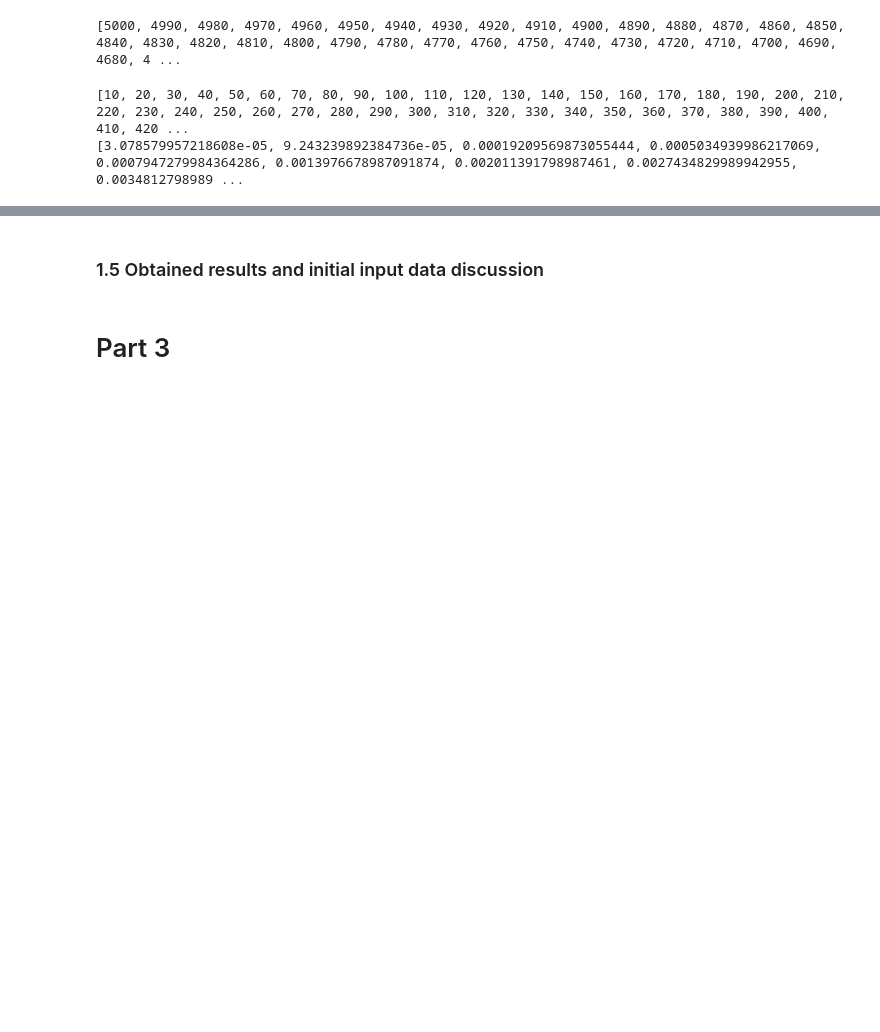
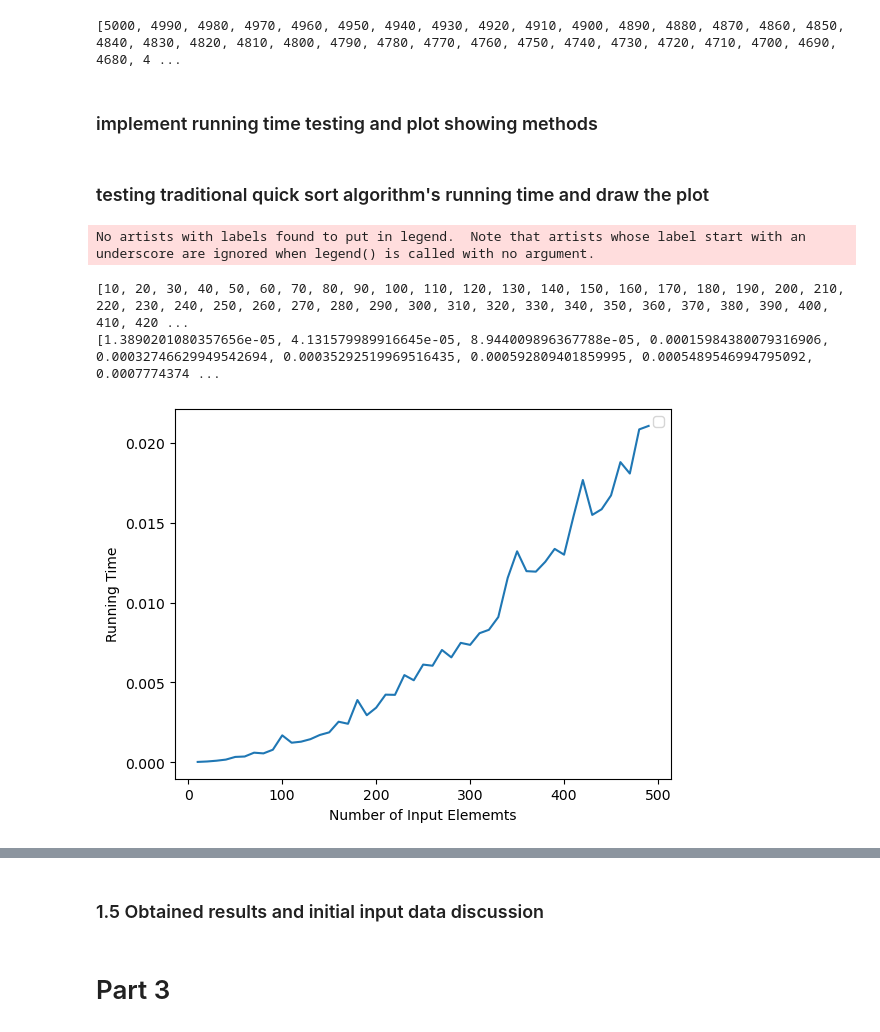
Before and after one commit to minhlynguyen/ucd-dsa-sorting-sp-mst, a Jupyter notebook: DS homework2_Alicia.ipynb, the cells around one changed output, grey strips where cells are left out. Saved outputs shown, nothing was run; the diff lists cells and outputs as text; code cells hidden in the pictures; blank space fills up the shorter version.

```diff
--- a/DS homework2_Alicia.ipynb
+++ b/DS homework2_Alicia.ipynb
@@ -114,17 +121,17 @@ def quick_sort_time(input_list):
+# %% [markdown]
+### implement running time testing and plot showing methods
 # %%
-slice_running_time=[]
-input_num=[]
-runnning_time_temp=0
-for i in range (10,500,10):
-    reversed_list_slice=reversed_list[:i]
-    input_num.append(i)
-#print(reversed_list_slice)
+def running_time_test(input_list,sort_function):
+    running_time=[]
+    input_num=[]
+    for i in range (10,500,10):
+        running_time_temp=0
+        list_slice=input_list[:i]
+        input_num.append(i)
 #run 10 times every input list slice and get the average running time
-    for j in range (10):
-        runnning_time_temp+=quick_sort_time(reversed_list_slice)
-    slice_running_time.append(runnning_time_temp/10)
-print(input_num)
-print(slice_running_time)
+        for j in range (10):
+             running_time_temp += sort_function(list_slice)
+        running_time.append(running_time_temp/10)
+    print(input_num)
+    print(running_time)
+    return input_num,running_time
-# %% [output]
-[10, 20, 30, 40, 50, 60, 70, 80, 90, 100, 110, 120, 130, 140, 150, 160, 170, 180, 190, 200, 210, 220, 230, 240, 250, 260, 270, 280, 290, 300, 310, 320, 330, 340, 350, 360, 370, 380, 390, 400, 410, 420 ...
-[3.078579957218608e-05, 9.243239892384736e-05, 0.00019209569873055444, 0.0005034939986217069, 0.0007947279984364286, 0.0013976678987091874, 0.002011391798987461, 0.0027434829989942955, 0.0034812798989 ...
@@ -130,0 +150,10 @@ print(slice_running_time)
+# %% [markdown]
+### testing traditional quick sort algorithm's running time and draw the plot
+# %%
+input_nums, running_times = running_time_test(reversed_list, quick_sort_time)
+show_plot_single_line(input_nums, running_times)
+# %% [output]
+No artists with labels found to put in legend.  Note that artists whose label start with an underscore are ignored when legend() is called with no argument.
+[10, 20, 30, 40, 50, 60, 70, 80, 90, 100, 110, 120, 130, 140, 150, 160, 170, 180, 190, 200, 210, 220, 230, 240, 250, 260, 270, 280, 290, 300, 310, 320, 330, 340, 350, 360, 370, 380, 390, 400, 410, 420 ...
+[1.3890201080357656e-05, 4.131579989916645e-05, 8.944009896367788e-05, 0.00015984380079316906, 0.00032746629949542694, 0.00035292519969516435, 0.000592809401859995, 0.0005489546994795092, 0.0007774374 ...
+[figure, added]
```
Also changed, not shown: parts of 13 cells of this notebook.
